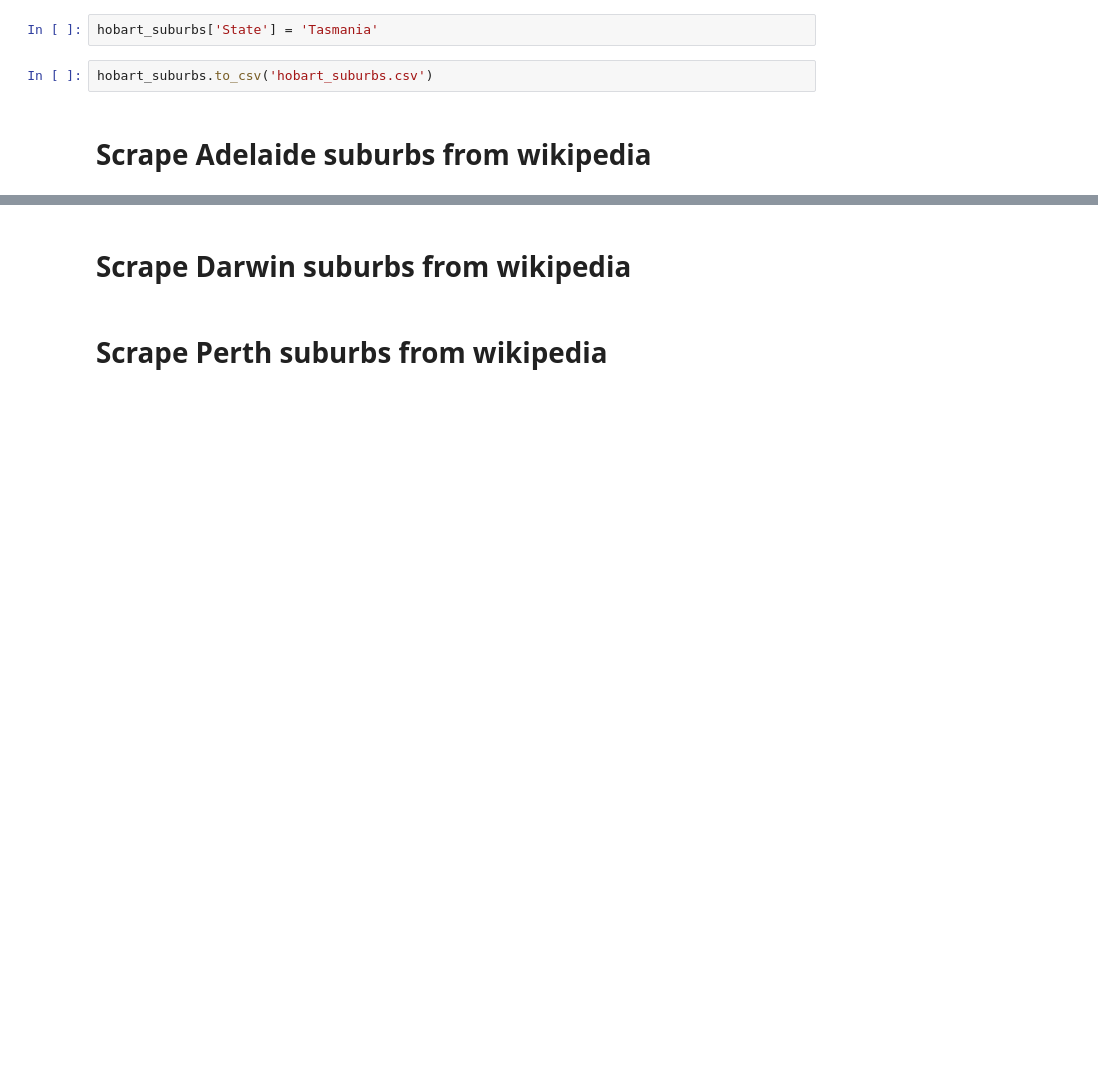
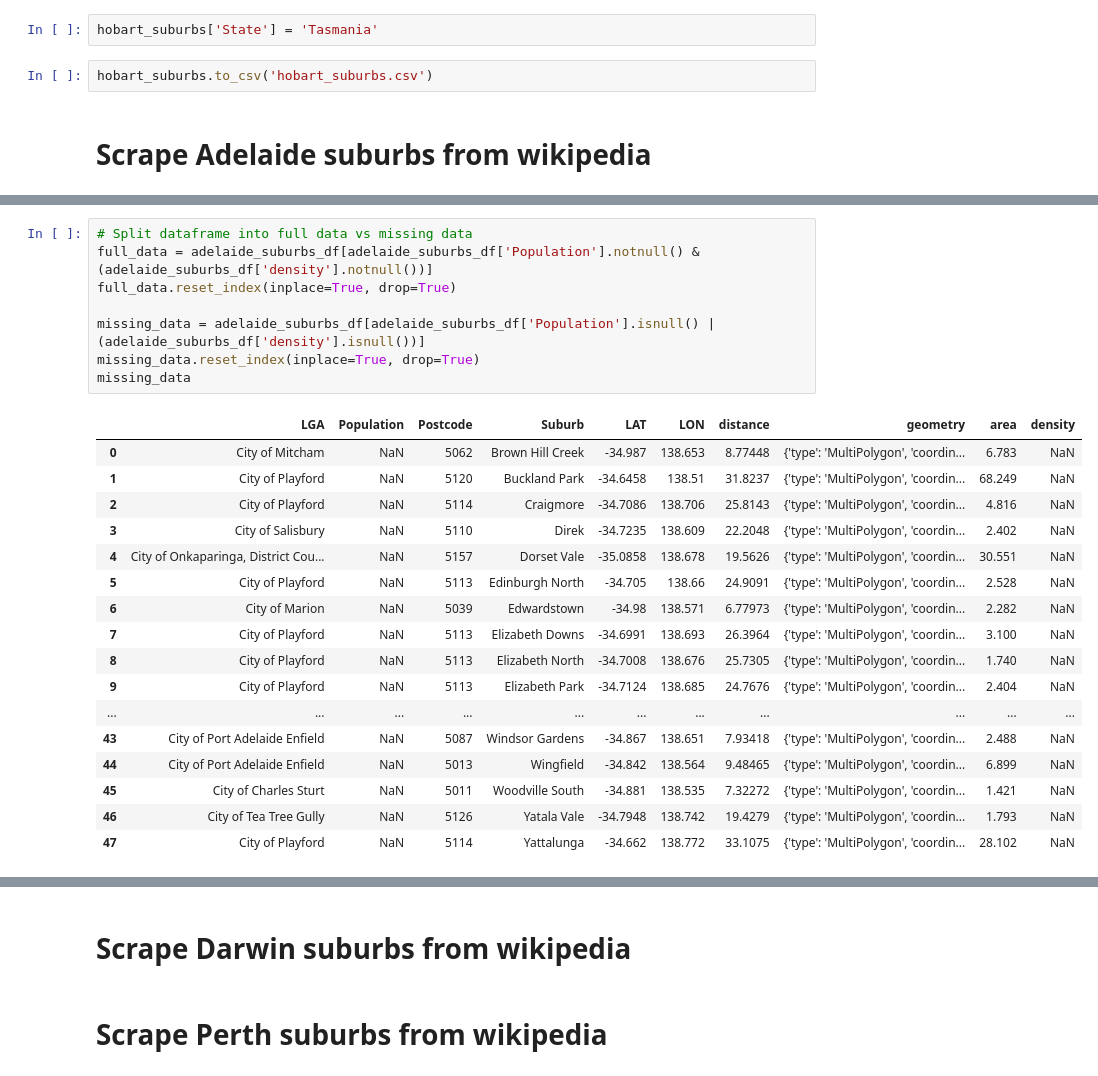
Before and after one commit to jasontran600/IBM_data_science_captstone_project, a Jupyter notebook: Melbourne_Sydney_Tasmania_migration_project/data_scraping_suburbs.ipynb, the cells around one changed output, grey strips where cells are left out. Saved outputs shown, nothing was run; the diff lists cells and outputs as text; blank space fills up the shorter version.

```diff
--- a/Melbourne_Sydney_Tasmania_migration_project/data_scraping_suburbs.ipynb
+++ b/Melbourne_Sydney_Tasmania_migration_project/data_scraping_suburbs.ipynb
@@ -1651,0 +1833,26 @@ hobart_suburbs.to_csv('hobart_suburbs.csv')
+# %%
+# Split dataframe into full data vs missing data
+full_data = adelaide_suburbs_df[adelaide_suburbs_df['Population'].notnull() & (adelaide_suburbs_df['density'].notnull())]
+full_data.reset_index(inplace=True, drop=True)
+
+missing_data = adelaide_suburbs_df[adelaide_suburbs_df['Population'].isnull() | (adelaide_suburbs_df['density'].isnull())]
+missing_data.reset_index(inplace=True, drop=True)
+missing_data
+# %% [output]
+|  | LGA | Population | Postcode | Suburb | LAT | LON | distance | geometry | area | density |
+| 0 | City of Mitcham | NaN | 5062 | Brown Hill Creek | -34.987 | 138.653 | 8.77448 | {'type': 'MultiPolygon', 'coordin... | 6.783 | NaN |
+| 1 | City of Playford | NaN | 5120 | Buckland Park | -34.6458 | 138.51 | 31.8237 | {'type': 'MultiPolygon', 'coordin... | 68.249 | NaN |
+| 2 | City of Playford | NaN | 5114 | Craigmore | -34.7086 | 138.706 | 25.8143 | {'type': 'MultiPolygon', 'coordin... | 4.816 | NaN |
+| 3 | City of Salisbury | NaN | 5110 | Direk | -34.7235 | 138.609 | 22.2048 | {'type': 'MultiPolygon', 'coordin... | 2.402 | NaN |
+| 4 | City of Onkaparinga, District Cou... | NaN | 5157 | Dorset Vale | -35.0858 | 138.678 | 19.5626 | {'type': 'MultiPolygon', 'coordin... | 30.551 | NaN |
+| 5 | City of Playford | NaN | 5113 | Edinburgh North | -34.705 | 138.66 | 24.9091 | {'type': 'MultiPolygon', 'coordin... | 2.528 | NaN |
+| 6 | City of Marion | NaN | 5039 | Edwardstown | -34.98 | 138.571 | 6.77973 | {'type': 'MultiPolygon', 'coordin... | 2.282 | NaN |
+| 7 | City of Playford | NaN | 5113 | Elizabeth Downs | -34.6991 | 138.693 | 26.3964 | {'type': 'MultiPolygon', 'coordin... | 3.100 | NaN |
+| 8 | City of Playford | NaN | 5113 | Elizabeth North | -34.7008 | 138.676 | 25.7305 | {'type': 'MultiPolygon', 'coordin... | 1.740 | NaN |
+| 9 | City of Playford | NaN | 5113 | Elizabeth Park | -34.7124 | 138.685 | 24.7676 | {'type': 'MultiPolygon', 'coordin... | 2.404 | NaN |
+| ... | ... | ... | ... | ... | ... | ... | ... | ... | ... | ... |
+| 43 | City of Port Adelaide Enfield | NaN | 5087 | Windsor Gardens | -34.867 | 138.651 | 7.93418 | {'type': 'MultiPolygon', 'coordin... | 2.488 | NaN |
+| 44 | City of Port Adelaide Enfield | NaN | 5013 | Wingfield | -34.842 | 138.564 | 9.48465 | {'type': 'MultiPolygon', 'coordin... | 6.899 | NaN |
+| 45 | City of Charles Sturt | NaN | 5011 | Woodville South | -34.881 | 138.535 | 7.32272 | {'type': 'MultiPolygon', 'coordin... | 1.421 | NaN |
+| 46 | City of Tea Tree Gully | NaN | 5126 | Yatala Vale | -34.7948 | 138.742 | 19.4279 | {'type': 'MultiPolygon', 'coordin... | 1.793 | NaN |
+| 47 | City of Playford | NaN | 5114 | Yattalunga | -34.662 | 138.772 | 33.1075 | {'type': 'MultiPolygon', 'coordin... | 28.102 | NaN |
```
Also changed, not shown: parts of 45 cells of this notebook, 3 other files.
